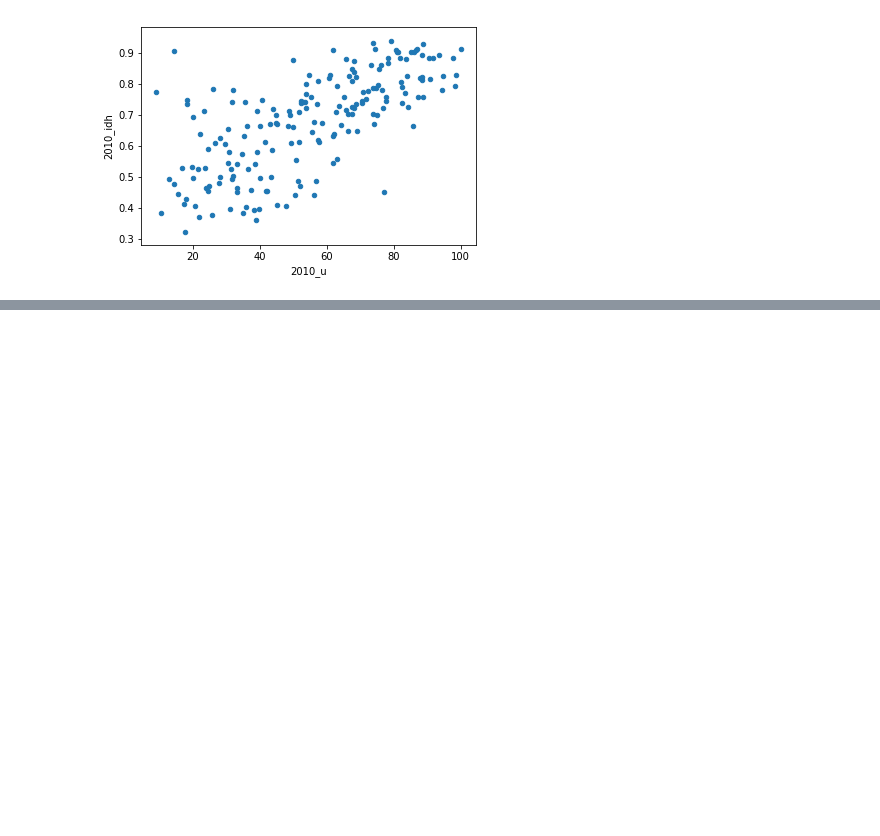
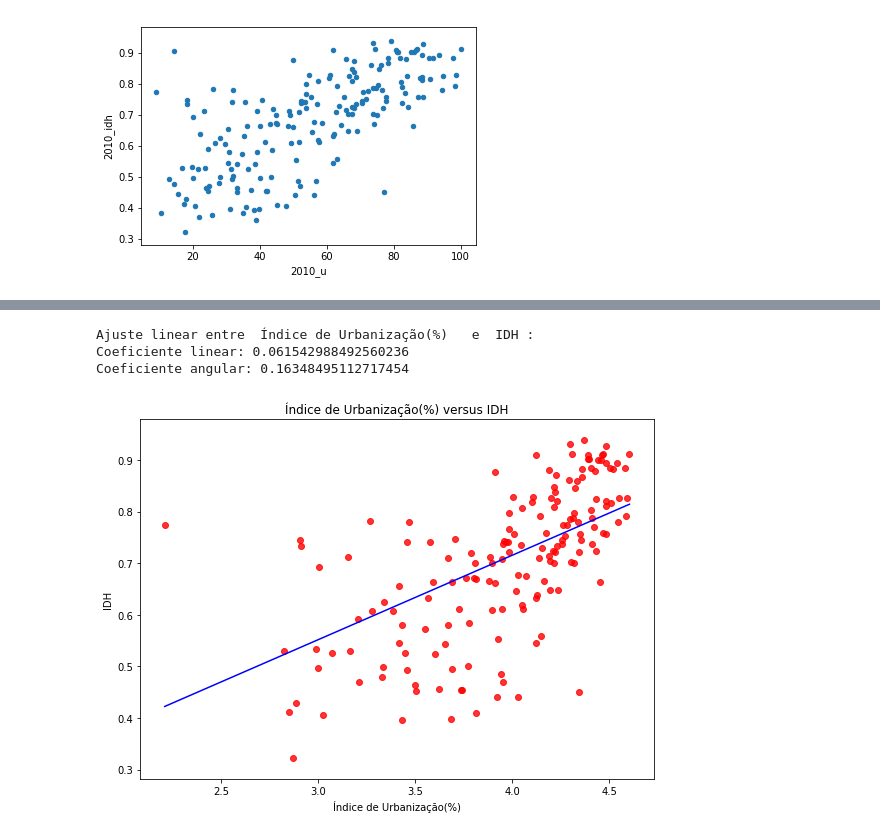
Before and after one commit to APaiva1999/Projeto-1-CieDad, a Jupyter notebook: Untitled2.ipynb, the cells around one changed output, grey strips where cells are left out. Cells and saved outputs as stored; diff of their text form; code cells hidden in the pictures; blank space fills up the shorter version.

```diff
--- a/Untitled2.ipynb
+++ b/Untitled2.ipynb
@@ -86,0 +86,7 @@ Coeficiente angular: 0.1155828441894263
+# %%
+reta(dv2["2010_u_log"], dv2["2010_idh"], "Índice de Urbanização(%)","IDH")
+# %% [output]
+Ajuste linear entre  Índice de Urbanização(%)   e  IDH :
+Coeficiente linear: 0.061542988492560236
+Coeficiente angular: 0.16348495112717454
+[figure, added]
```
Also changed, not shown: parts of 11 cells of this notebook.
